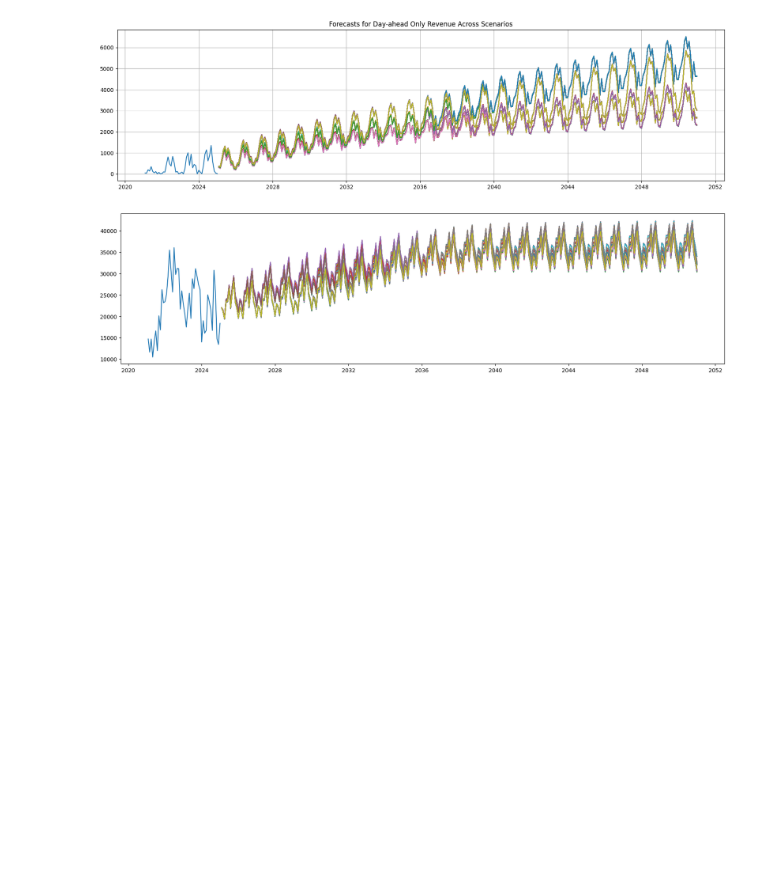
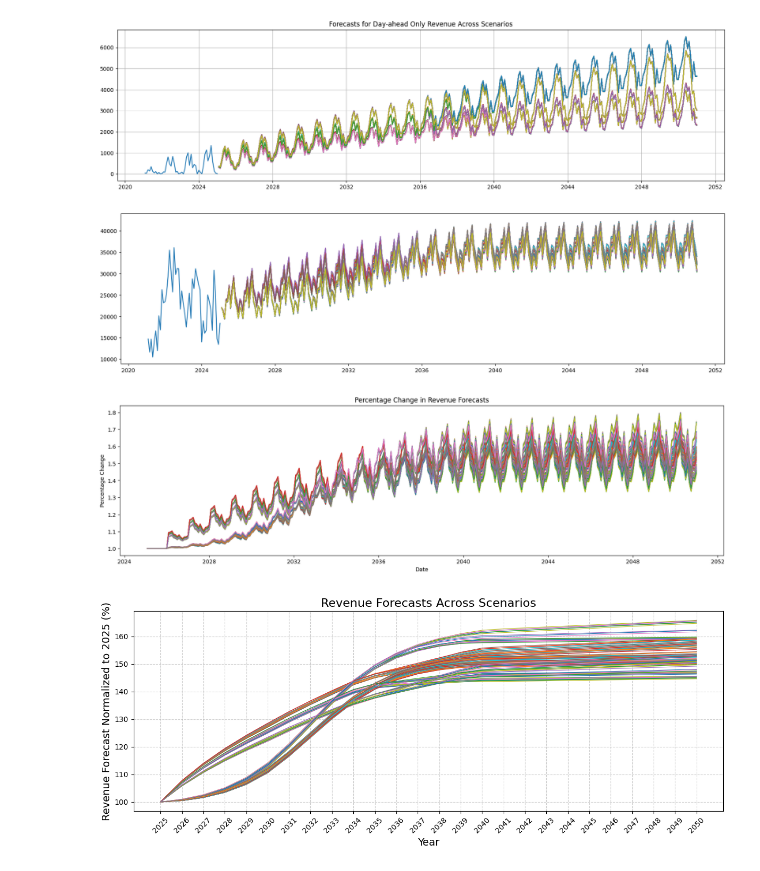
Before and after one commit to Uanra14/BESS_Revenue_Scenarios, a Jupyter notebook: Alisya's forecast.ipynb, the cells around one changed output. Drawn from its saved outputs; the diff is of its cells as text; code cells hidden in the pictures; blank space fills up the shorter version.

Commit message:
Added indexing in alysia's forecast notebook

```diff
--- a/Alisya's forecast.ipynb
+++ b/Alisya's forecast.ipynb
@@ -202,3 +202,70 @@ plt.show()
 total_revenue.to_csv("forecasts/total_revenue_summed_forecasts_combined.csv")
 # %% [output]
 [figure]
+# %%
+forecast_data = pd.read_csv("forecasts/total_revenue_summed_forecasts_combined.csv", parse_dates=["Date"])
+forecast_data.set_index("Date", inplace=True)
+
+monthly_reference = forecast_data.groupby(forecast_data.index.month).transform("first")
+forecast_data_percentage = forecast_data / monthly_reference
+
+# plot the percentage change for each scenario
+plt.figure(figsize=(20, 5))
+for column in forecast_data_percentage.columns:
+    plt.plot(forecast_data_percentage.index, forecast_data_percentage[column], label=column)
+plt.title("Percentage Change in Revenue Forecasts")
+plt.xlabel("Date")
+plt.ylabel("Percentage Change")
+plt.show()
+
+forecast_data_percentage.T.to_excel("forecasts/monthly_revenue_forecasts_percentage.xlsx", index=True, header=True)
+forecast_data_percentage.to_csv("forecasts/monthly_revenue_forecasts_percentage.csv", index=True, header=True)
+
+# Load the forecast dataset
+forecast_data = pd.read_csv("forecasts/total_revenue_summed_forecasts_combined.csv", parse_dates=["Date"])
+forecast_data.set_index("Date", inplace=True)
+
+# Resample to yearly data using sum
+yearly_revenue = forecast_data.resample('YE').sum()
+
+# Convert the Date index to the year format
+yearly_revenue.index = yearly_revenue.index.year
+
+# Select the base year (2025)
+base_year = yearly_revenue.iloc[0]
+base_year_values = base_year.values
+
+# Calculate percentage change compared to 2025
+percentage_change = (yearly_revenue / base_year_values) * 100
+
+# Reset index for easier viewing
+percentage_change.reset_index(inplace=True)
+percentage_change.rename(columns={"index": "Year"}, inplace=True)
+
+# Save the result to a new CSV
+percentage_change.to_csv("yearly_revenue_percentage_change.csv", index=False)
+percentage_change.T.to_excel("yearly_revenue_percentage_change.xlsx", index=False)
+
+# Load the data
+forecast_data = pd.read_csv("yearly_revenue_percentage_change.csv", parse_dates=["Date"])
+forecast_data.set_index("Date", inplace=True)
+
+# Compute min and max across the selected scenarios at each time point
+min_trend = forecast_data.min(axis=1)
+max_trend = forecast_data.max(axis=1)
+
+# Plot the original and random trends
+plt.figure(figsize=(12, 5))
+for column in forecast_data.columns:
+    plt.plot(forecast_data.index, forecast_data[column], linewidth=0.8, label=column)
+
+plt.xticks(forecast_data.index, forecast_data.index.year, rotation=45)
+plt.title("Revenue Forecasts Across Scenarios", fontsize=16)
+plt.xlabel("Year", fontsize=14)
+plt.ylabel("Revenue Forecast Normalized to 2025 (%)", fontsize=14)
+plt.grid(True, linestyle="--", alpha=0.6)
+plt.tight_layout()
+plt.show()
+# %% [output]
+[figure, added]
+[figure, added]
```
Also changed, not shown: 4 other files.
